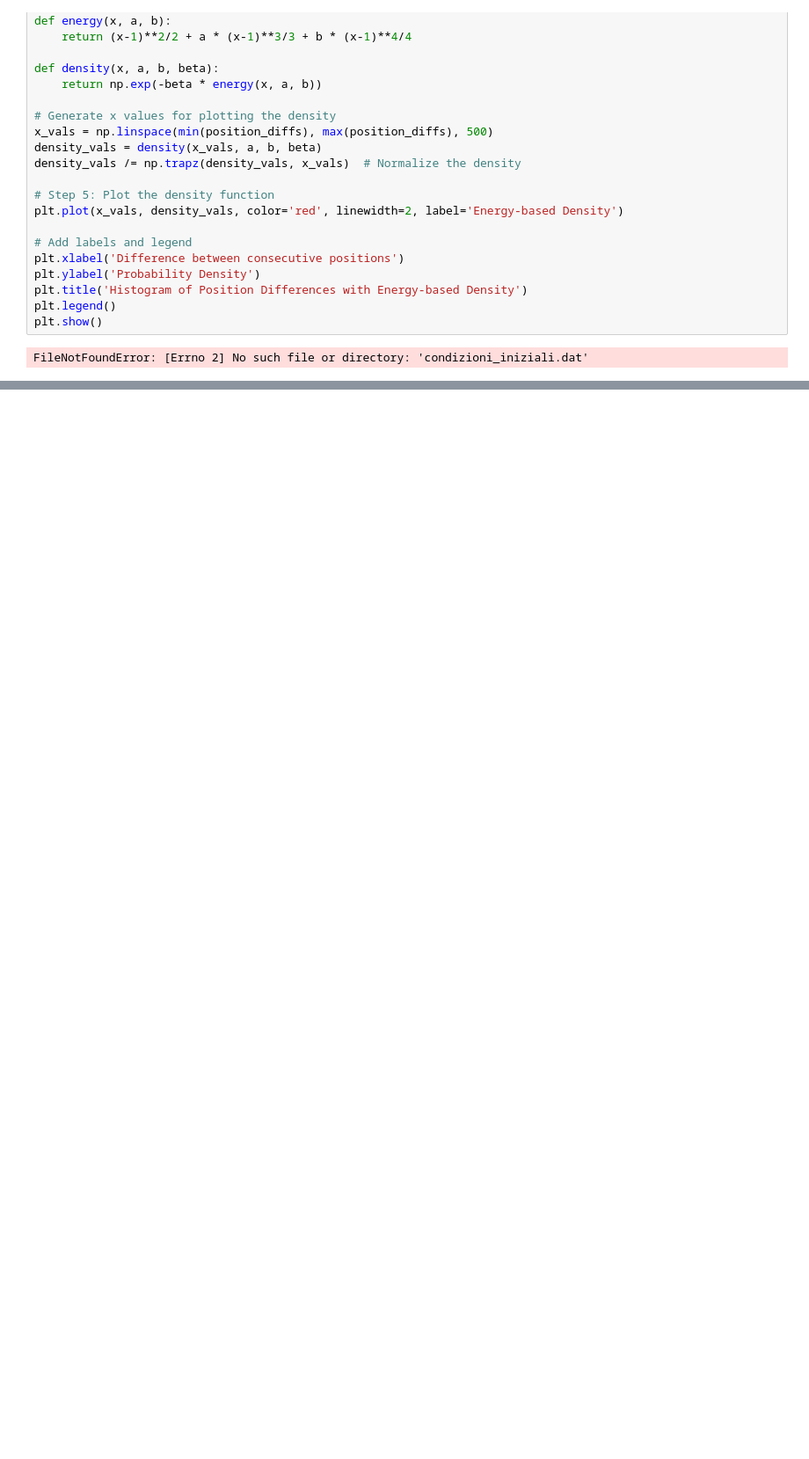
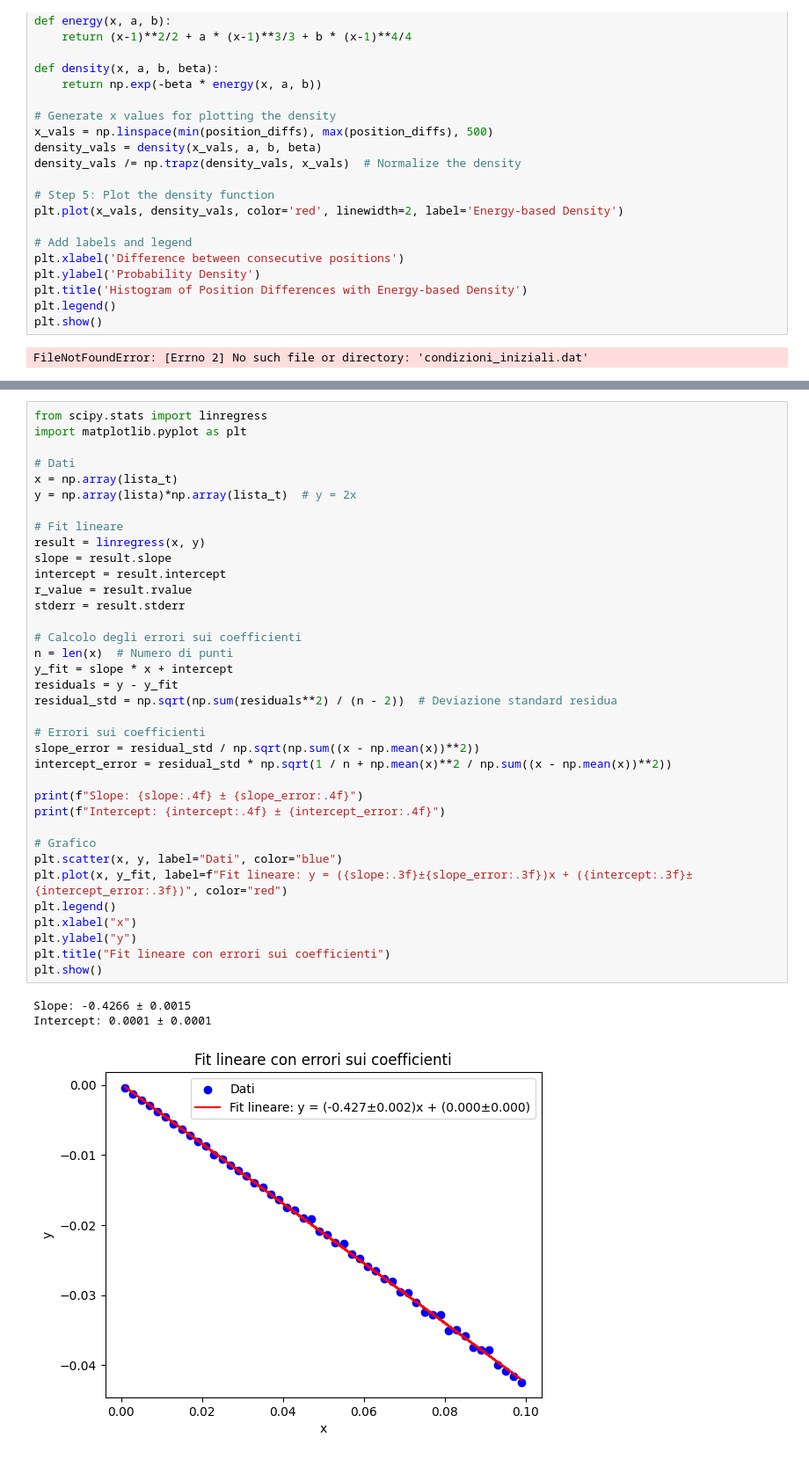
Before and after one commit to vdiflorio/1Dchain, a Jupyter notebook: hist.ipynb, the cells around one changed output, grey strips where cells are left out. Shown at 88% size. Drawn from its saved outputs; the diff is of its cells as text; blank space fills up the shorter version.

```diff
--- a/hist.ipynb
+++ b/hist.ipynb
@@ -216,0 +374,40 @@ array([1.000000e+00, 2.000000e+00, 3.000000e+00, ..., 2.999998e+06,
+# %%
+from scipy.stats import linregress
+import matplotlib.pyplot as plt
+
+# Dati
+x = np.array(lista_t)
+y = np.array(lista)*np.array(lista_t)  # y = 2x
+
+# Fit lineare
+result = linregress(x, y)
+slope = result.slope
+intercept = result.intercept
+r_value = result.rvalue
+stderr = result.stderr
+
+# Calcolo degli errori sui coefficienti
+n = len(x)  # Numero di punti
+y_fit = slope * x + intercept
+residuals = y - y_fit
+residual_std = np.sqrt(np.sum(residuals**2) / (n - 2))  # Deviazione standard residua
+
+# Errori sui coefficienti
+slope_error = residual_std / np.sqrt(np.sum((x - np.mean(x))**2))
+intercept_error = residual_std * np.sqrt(1 / n + np.mean(x)**2 / np.sum((x - np.mean(x))**2))
+
+print(f"Slope: {slope:.4f} ± {slope_error:.4f}")
+print(f"Intercept: {intercept:.4f} ± {intercept_error:.4f}")
+
+# Grafico
+plt.scatter(x, y, label="Dati", color="blue")
+plt.plot(x, y_fit, label=f"Fit lineare: y = ({slope:.3f}±{slope_error:.3f})x + ({intercept:.3f}±{intercept_error:.3f})", color="red")
+plt.legend()
+plt.xlabel("x")
+plt.ylabel("y")
+plt.title("Fit lineare con errori sui coefficienti")
+plt.show()
+# %% [output]
+Slope: -0.4266 ± 0.0015
+Intercept: 0.0001 ± 0.0001
+[figure, added]
```
Also changed, not shown: parts of 8 cells of this notebook, 3 other files.
